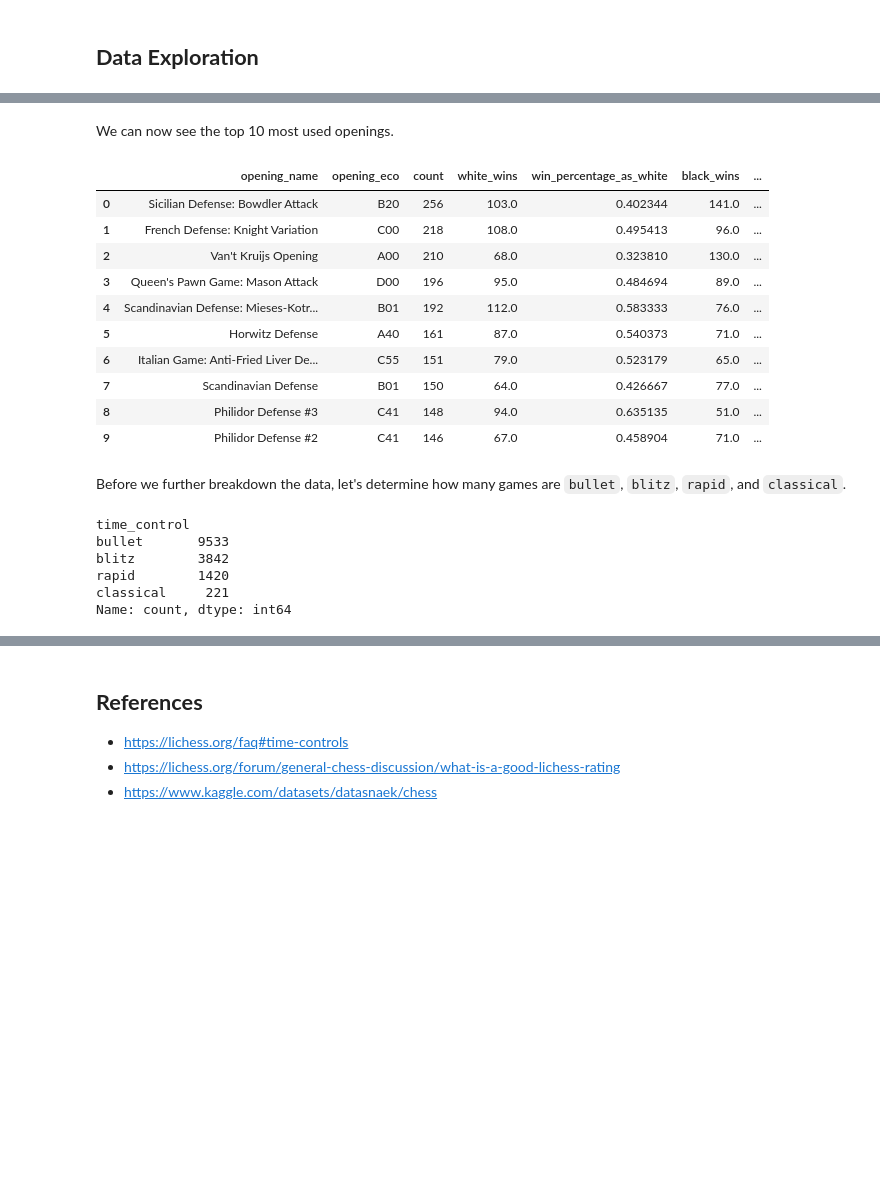
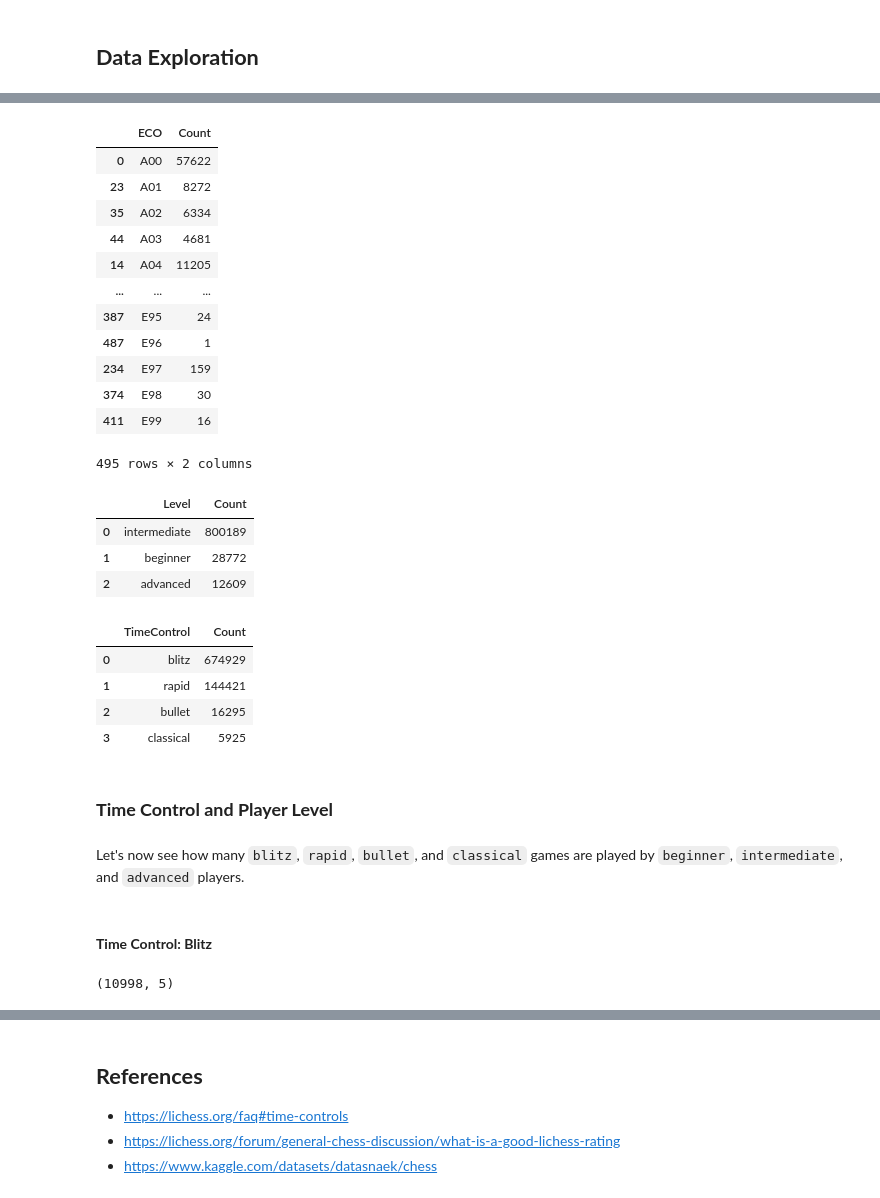
Before and after one commit to HappyPetDog/chess-opening-repertoire, a Jupyter notebook: chess-opening.ipynb, the cells around one changed output, grey strips where cells are left out. Drawn from its saved outputs; the diff is of its cells as text; code cells hidden in the pictures; blank space fills up the shorter version.

```diff
--- a/chess-opening.ipynb
+++ b/chess-opening.ipynb
@@ -328,28 +288,49 @@ df_opening_usage.head()
-# %% [markdown]
-We can now see the top 10 most used openings.
-# %%
-df_opening_usage.head(10)
-# %% [output]
-|  | opening_name | opening_eco | count | white_wins | win_percentage_as_white | black_wins | ... |
-| 0 | Sicilian Defense: Bowdler Attack | B20 | 256 | 103.0 | 0.402344 | 141.0 | ... |
-| 1 | French Defense: Knight Variation | C00 | 218 | 108.0 | 0.495413 | 96.0 | ... |
-| 2 | Van't Kruijs Opening | A00 | 210 | 68.0 | 0.323810 | 130.0 | ... |
-| 3 | Queen's Pawn Game: Mason Attack | D00 | 196 | 95.0 | 0.484694 | 89.0 | ... |
-| 4 | Scandinavian Defense: Mieses-Kotr... | B01 | 192 | 112.0 | 0.583333 | 76.0 | ... |
-| 5 | Horwitz Defense | A40 | 161 | 87.0 | 0.540373 | 71.0 | ... |
-| 6 | Italian Game: Anti-Fried Liver De... | C55 | 151 | 79.0 | 0.523179 | 65.0 | ... |
-| 7 | Scandinavian Defense | B01 | 150 | 64.0 | 0.426667 | 77.0 | ... |
-| 8 | Philidor Defense #3 | C41 | 148 | 94.0 | 0.635135 | 51.0 | ... |
-| 9 | Philidor Defense #2 | C41 | 146 | 67.0 | 0.458904 | 71.0 | ... |
-# %% [markdown]
-Before we further breakdown the data, let's determine how many games are `bullet`, `blitz`, `rapid`, and `classical`.
-# %%
-time_control_games = df['time_control'].value_counts()
-time_control_games
-# %% [output]
-time_control
-bullet       9533
-blitz        3842
-rapid        1420
-classical     221
-Name: count, dtype: int64
+# %%
+df_games_played_per_opening = df_preprocessed['ECO'].value_counts().reset_index()
+df_games_played_per_opening.columns = ['ECO', 'Count']
+df_games_played_per_opening.sort_values(by='ECO', inplace=True)
+df_games_played_per_opening
+# %% [output]
+|  | ECO | Count |
+| 0 | A00 | 57622 |
+| 23 | A01 | 8272 |
+| 35 | A02 | 6334 |
+| 44 | A03 | 4681 |
+| 14 | A04 | 11205 |
+| ... | ... | ... |
+| 387 | E95 | 24 |
+| 487 | E96 | 1 |
+| 234 | E97 | 159 |
+| 374 | E98 | 30 |
+| 411 | E99 | 16 |
+495 rows × 2 columns
+# %%
+df_games_played_per_level = df_preprocessed['WhiteLevel'].value_counts().reset_index()
+df_games_played_per_level.columns = ['Level', 'Count']
+df_games_played_per_level
+# %% [output]
+|  | Level | Count |
+| 0 | intermediate | 800189 |
+| 1 | beginner | 28772 |
+| 2 | advanced | 12609 |
+# %%
+df_games_played_per_time_control = df_preprocessed['TimeControl'].value_counts().reset_index()
+df_games_played_per_time_control.columns = ['TimeControl', 'Count']
+df_games_played_per_time_control
+# %% [output]
+|  | TimeControl | Count |
+| 0 | blitz | 674929 |
+| 1 | rapid | 144421 |
+| 2 | bullet | 16295 |
+| 3 | classical | 5925 |
+# %% [markdown]
+### **Time Control and Player Level**
+# %% [markdown]
+Let's now see how many `blitz`, `rapid`, `bullet`, and `classical` games are played by `beginner`, `intermediate`, and `advanced` players.
+# %% [markdown]
+#### **Time Control: Blitz**
+# %%
+df_blitz_beginner = df_preprocessed.loc[(df_preprocessed['TimeControl'] == 'blitz') & (df_preprocessed['WhiteLevel'] == 'beginner')]
+df_blitz_beginner.shape
+# %% [output]
+(10998, 5)
```
Also changed, not shown: parts of 29 cells of this notebook, 1 other file.
